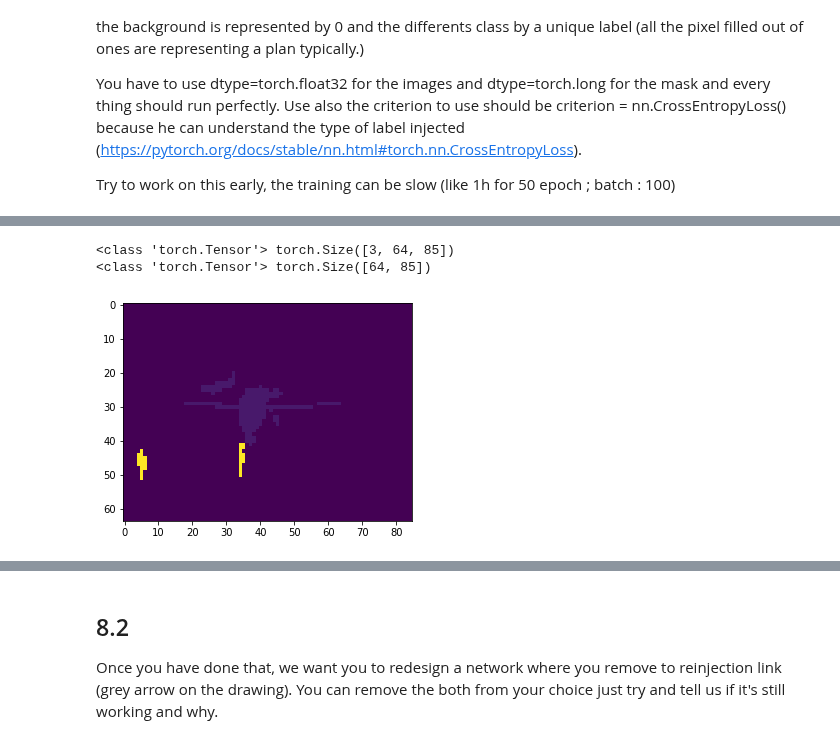
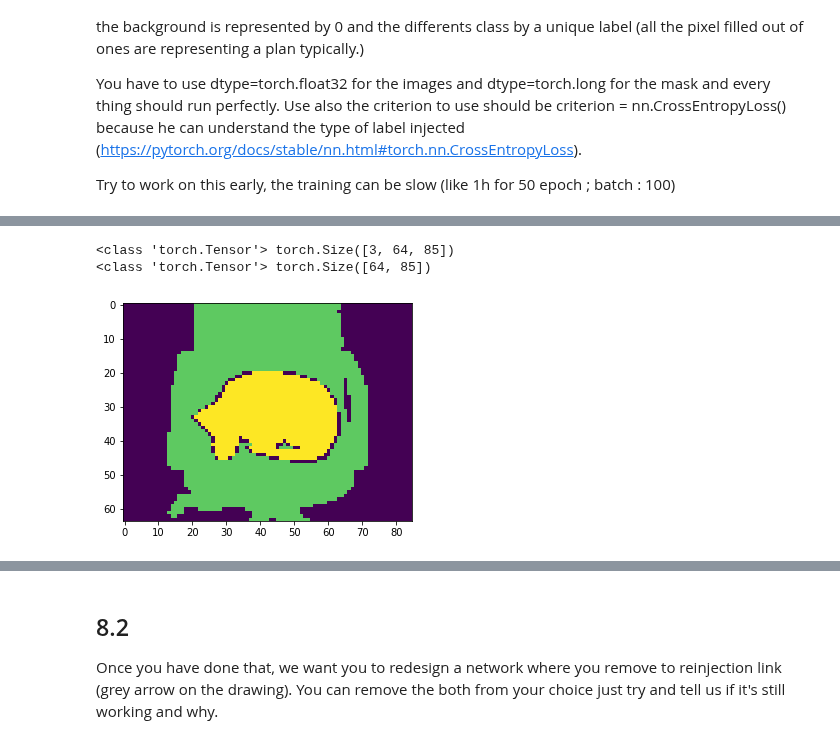
Before and after one commit to jneuendorf/cv1920_assignments, a Jupyter notebook: 10_PyTorch_UNet.ipynb, the cells around one changed output, grey strips where cells are left out. Drawn from its saved outputs; the diff is of its cells as text; code cells hidden in the pictures.

```diff
--- a/10_PyTorch_UNet.ipynb
+++ b/10_PyTorch_UNet.ipynb
@@ -74,8 +82,9 @@ class VOCSegLoader(torchvision.datasets.VOCSegmentation):
         return img, target
 # %%
 n_epochs = 3
-batch_size_train = 100
-batch_size_val = 100
+batch_size = 2
+#batch_size_train = 100
+#batch_size_val = 100
 learning_rate = 0.001
 momentum = 0.9
 log_interval = 10
@@ -87,12 +96,16 @@ transform_data = torchvision.transforms.Compose([torchvision.transforms.Resize(i
 transform_label = torchvision.transforms.Compose([torchvision.transforms.Resize(image_size, interpolation=0)])
 
 
-train_dataset = VOCSegLoader('./data', year='2012', image_set='train', download=True,
-                                         transform=transform_data, target_transform=transform_label)
-val_dataset = VOCSegLoader('./data', year='2012', image_set='val', download=True,
-                                         transform=transform_data , target_transform=transform_label)
+
+image_datasets = {x: VOCSegLoader('./data', year='2012', image_set='train', download=True,
+                    transform=transform_data, target_transform=transform_label)
+                  for x in ['train', 'val']}
+dataloaders = {x: torch.utils.data.DataLoader(image_datasets[x], batch_size = batch_size)
+              for x in ['train', 'val']}
 
 
-train_loader = torch.utils.data.DataLoader(train_dataset, batch_size = batch_size_train)
-val_loader = torch.utils.data.DataLoader(val_dataset, batch_size = batch_size_val)
+
+dataset_sizes = {x: len(image_datasets[x]) for x in ['train', 'val']}
+
+device = torch.device("cuda:0" if torch.cuda.is_available() else "cpu")
 # %% [output]
@@ -101,29 +114,29 @@ Using downloaded and verified file: ./data/VOCtrainval_11-May-2012.tar
 # %%
-image, target = train_dataset[0]
+image, target = image_datasets['train'][2]
 print(type(image), image.size())
 print(type(target), target.size())
 
 plt.figure()
 plt.imshow(np.asarray(target))
 plt.show()
 
 def imshow(inp, title=None):
     inp = inp.numpy().transpose((1, 2, 0))
     plt.figure(figsize=(20, 20))
     plt.axis('off')
     plt.imshow(inp)
     if title is not None:
         plt.title(title)
     plt.pause(0.001)
 
 def show_databatch(inputs):
     out = torchvision.utils.make_grid(inputs)
     #print(out.numpy())
     imshow(out)
 # %% [output]
 <class 'torch.Tensor'> torch.Size([3, 64, 85])
 <class 'torch.Tensor'> torch.Size([64, 85])
-[figure, old version]
+[figure, new version]
 # %%
 # NETWORK
 import torch.nn as nn
```
Also changed, not shown: parts of 7 cells of this notebook.
